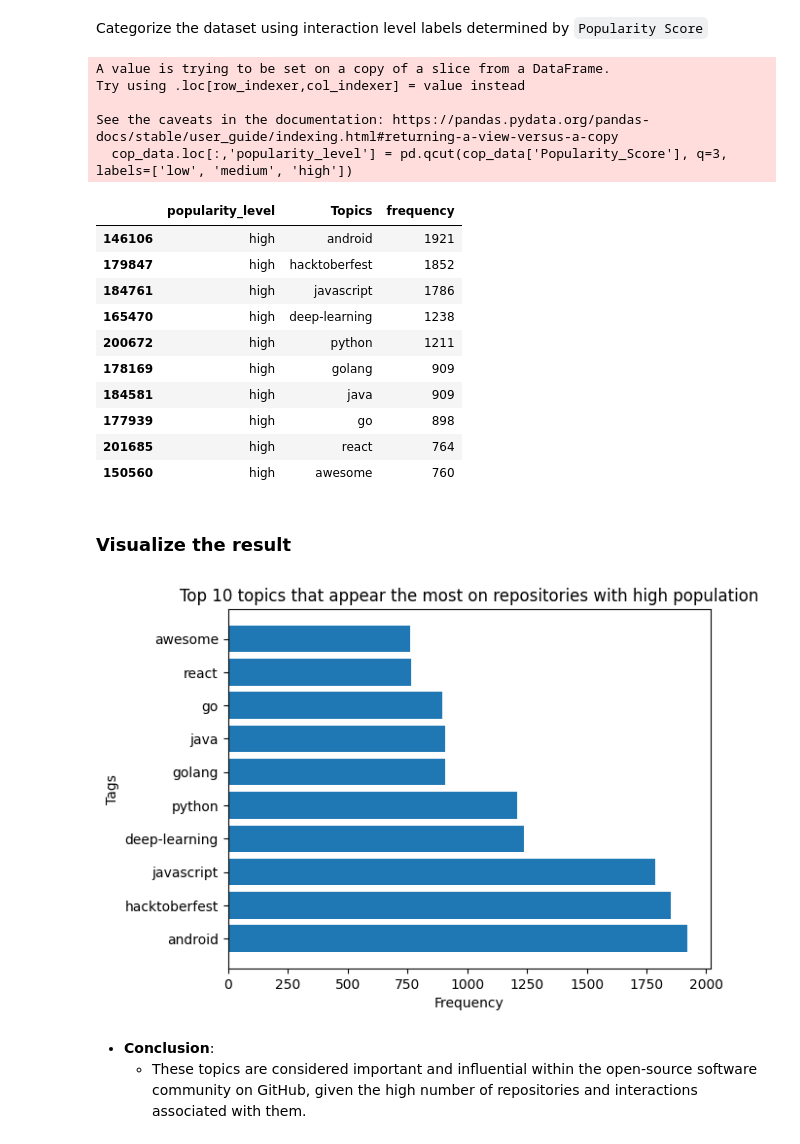
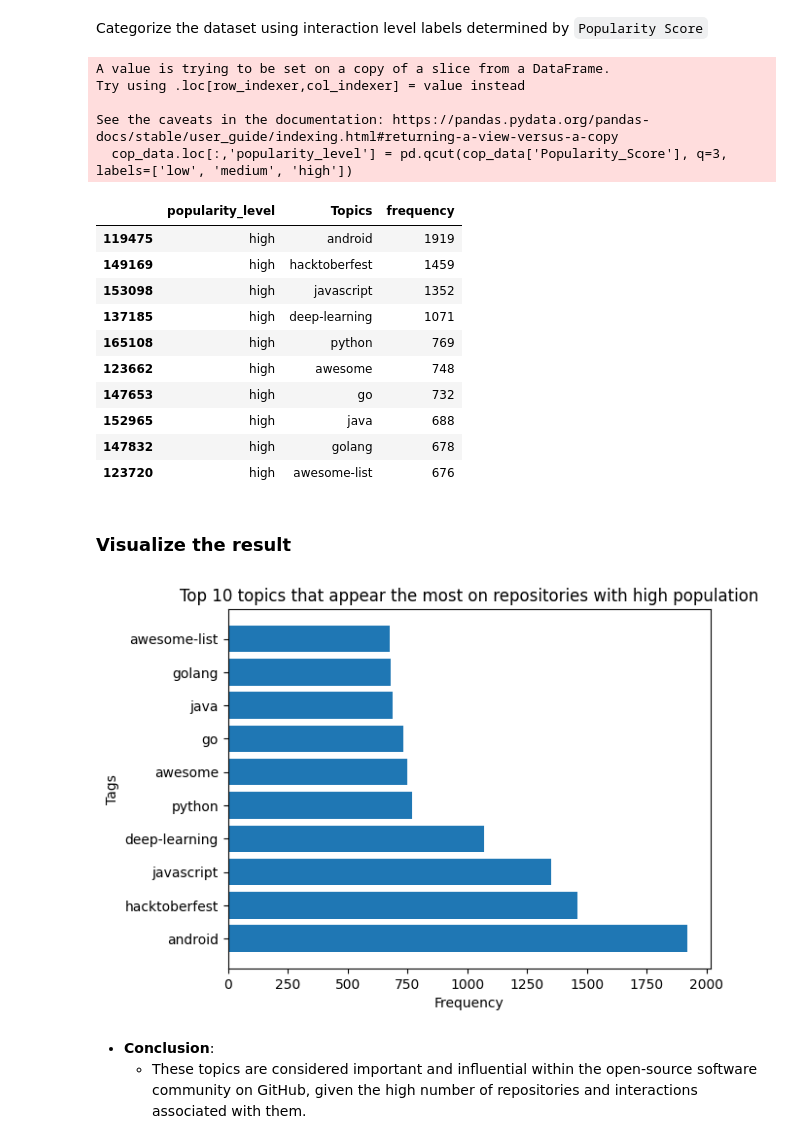
Before and after one commit to lmkq/P4DS, a Jupyter notebook: notebooks/3.0-Answering-Question.ipynb, the cells around one changed output. Saved outputs shown, nothing was run; the diff lists cells and outputs as text; code cells hidden in the pictures.

```diff
--- a/notebooks/3.0-Answering-Question.ipynb
+++ b/notebooks/3.0-Answering-Question.ipynb
@@ -112,46 +112,43 @@ Categorize the dataset using interaction level labels determined by `Popularity
 # %%
 # extract topics from df
 topics = cop_data['Topics'].str.split('|', expand=True)  # Splitting tags into separate columns
 
 # add popularity_level category based on Popularity_Score
 cop_data.loc[:,'popularity_level'] = pd.qcut(cop_data['Popularity_Score'], q=3, labels=['low', 'medium', 'high'])
 
 # combine topics with popularity levels
 topic_engagement = pd.concat([topics, cop_data['popularity_level']], axis=1)
 
 # melt the DataFrame to have each topic in a separate row
-melted = topic_engagement.melt(id_vars='popularity_level', value_vars=[0, 1, 2, 3], value_name='Topics')
-
-# drop NaN values resulting from the melt operation
-melted = melted.dropna(subset=['Topics'])
+melted = topic_engagement.melt(id_vars='popularity_level', value_vars=[0, 1, 2], value_name='Topics')
 
 # count topic occurrences in each popularity level
 topic_frequency = melted.groupby(['popularity_level', 'Topics'],observed=False).size().reset_index(name='frequency')
 
 # extract rows where 'popularity_levels' is 'high'
 high_engagement_topics = topic_frequency[topic_frequency['popularity_level'] == 'high']
 
 # sort topics by frequency in descending order
 sorted_high_topics = high_engagement_topics.sort_values(by='frequency', ascending=False)
 
 sorted_high_topics.head(10)
 # %% [output]
 A value is trying to be set on a copy of a slice from a DataFrame.
 Try using .loc[row_indexer,col_indexer] = value instead
 
 See the caveats in the documentation: https://pandas.pydata.org/pandas-docs/stable/user_guide/indexing.html#returning-a-view-versus-a-copy
   cop_data.loc[:,'popularity_level'] = pd.qcut(cop_data['Popularity_Score'], q=3, labels=['low', 'medium', 'high'])
 |  | popularity_level | Topics | frequency |
-| 146106 | high | android | 1921 |
-| 179847 | high | hacktoberfest | 1852 |
-| 184761 | high | javascript | 1786 |
-| 165470 | high | deep-learning | 1238 |
-| 200672 | high | python | 1211 |
-| 178169 | high | golang | 909 |
-| 184581 | high | java | 909 |
-| 177939 | high | go | 898 |
-| 201685 | high | react | 764 |
-| 150560 | high | awesome | 760 |
+| 119475 | high | android | 1919 |
+| 149169 | high | hacktoberfest | 1459 |
+| 153098 | high | javascript | 1352 |
+| 137185 | high | deep-learning | 1071 |
+| 165108 | high | python | 769 |
+| 123662 | high | awesome | 748 |
+| 147653 | high | go | 732 |
+| 152965 | high | java | 688 |
+| 147832 | high | golang | 678 |
+| 123720 | high | awesome-list | 676 |
 # %% [markdown]
 ### Visualize the result
 # %%
@@ -160,7 +157,7 @@ plt.title('Top 10 topics that appear the most on repositories with high populati
 plt.xlabel('Frequency')
 plt.ylabel('Tags');
 # %% [output]
-[figure, old version]
+[figure, new version]
 # %% [markdown]
 - **Conclusion**:
     - These topics are considered important and influential within the open-source software community on GitHub, given the high number of repositories and interactions associated with them.
```
Also changed, not shown: parts of 3 cells of this notebook.
